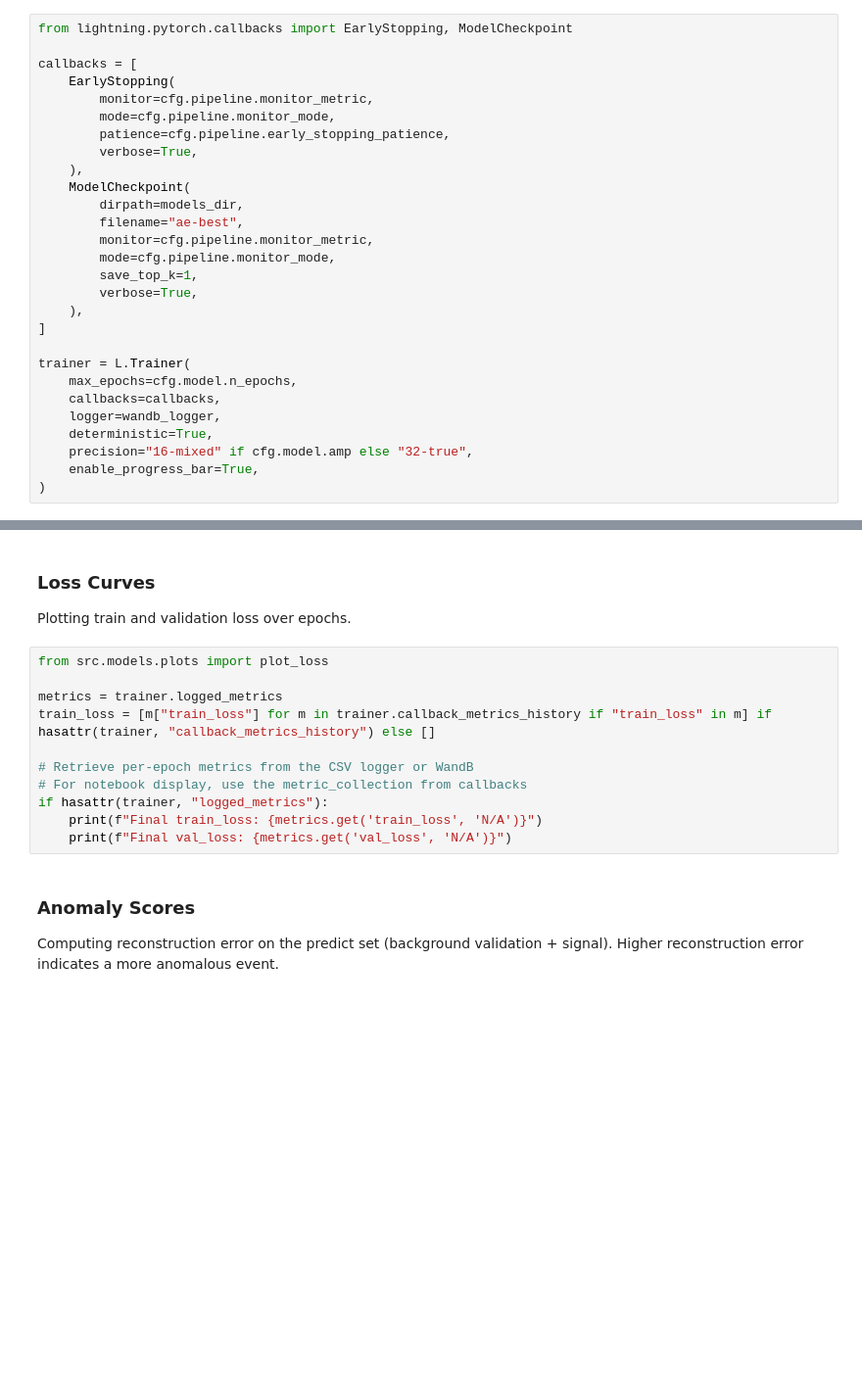
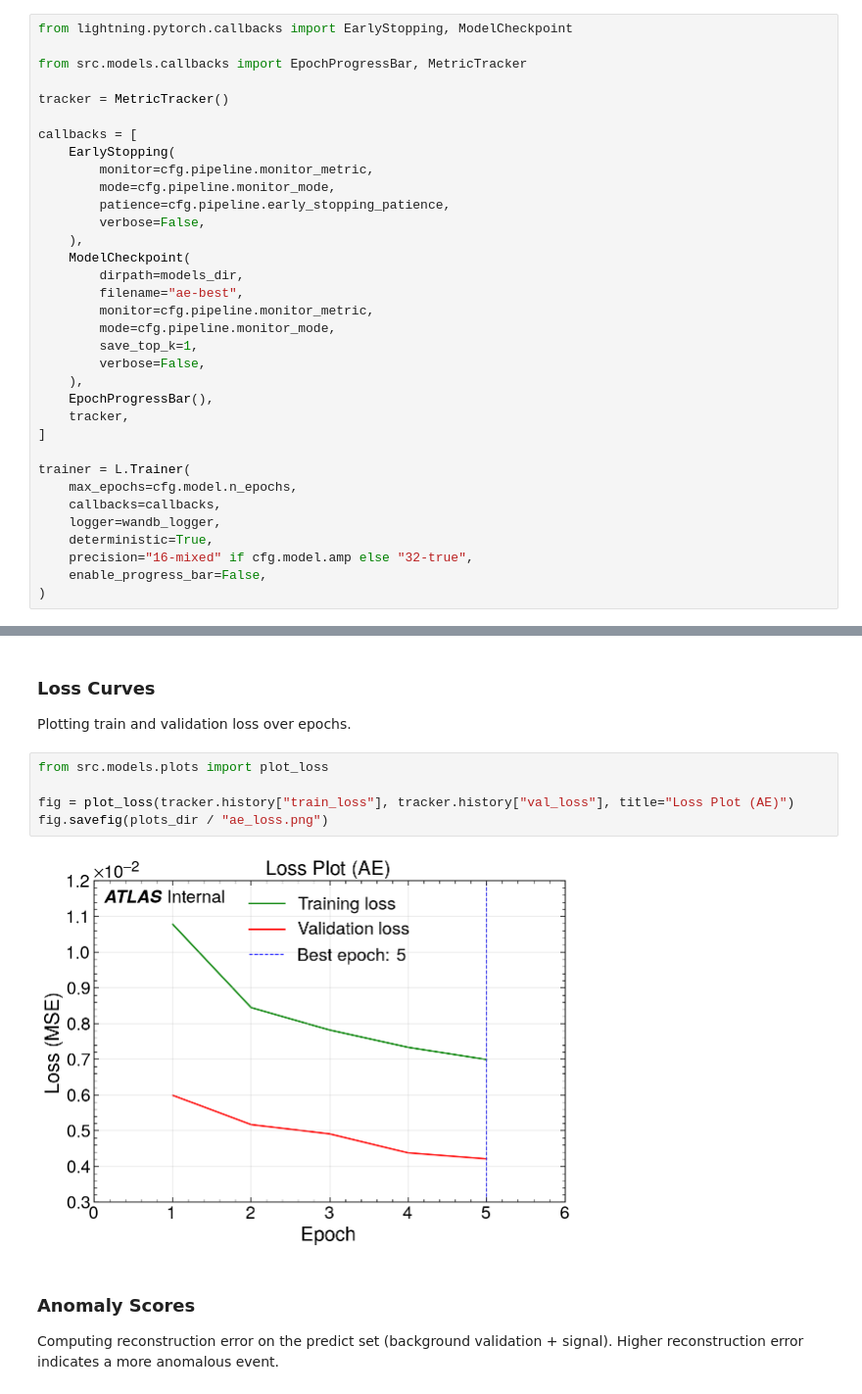
Before and after one commit to islazykv/tau-anomaly-detection, a Jupyter notebook: notebooks/05a_ae.ipynb, the cells around one changed output, grey strips where cells are left out. Shown at 98% size. Cells and saved outputs as stored; diff of their text form; blank space fills up the shorter version.

Commit message:
refactor: improve training plots

```diff
--- a/notebooks/05a_ae.ipynb
+++ b/notebooks/05a_ae.ipynb
@@ -159,13 +186,17 @@ print(f"WandB logging: {'enabled' if wandb_cfg.enabled else 'disabled'}")
 Creating the Lightning Trainer with early stopping and model checkpointing.
 # %%
 from lightning.pytorch.callbacks import EarlyStopping, ModelCheckpoint
+
+from src.models.callbacks import EpochProgressBar, MetricTracker
+
+tracker = MetricTracker()
 
 callbacks = [
     EarlyStopping(
         monitor=cfg.pipeline.monitor_metric,
         mode=cfg.pipeline.monitor_mode,
         patience=cfg.pipeline.early_stopping_patience,
-        verbose=True,
+        verbose=False,
     ),
     ModelCheckpoint(
         dirpath=models_dir,
@@ -173,8 +204,10 @@ callbacks = [
         monitor=cfg.pipeline.monitor_metric,
         mode=cfg.pipeline.monitor_mode,
         save_top_k=1,
-        verbose=True,
+        verbose=False,
     ),
+    EpochProgressBar(),
+    tracker,
 ]
 
 trainer = L.Trainer(
@@ -183,5 +216,5 @@ trainer = L.Trainer(
     logger=wandb_logger,
     deterministic=True,
     precision="16-mixed" if cfg.model.amp else "32-true",
-    enable_progress_bar=True,
+    enable_progress_bar=False,
 )
@@ -211,14 +274,10 @@ Plotting train and validation loss over epochs.
 # %%
 from src.models.plots import plot_loss
 
-metrics = trainer.logged_metrics
-train_loss = [m["train_loss"] for m in trainer.callback_metrics_history if "train_loss" in m] if hasattr(trainer, "callback_metrics_history") else []
-
-# Retrieve per-epoch metrics from the CSV logger or WandB
-# For notebook display, use the metric_collection from callbacks
-if hasattr(trainer, "logged_metrics"):
-    print(f"Final train_loss: {metrics.get('train_loss', 'N/A')}")
-    print(f"Final val_loss: {metrics.get('val_loss', 'N/A')}")
+fig = plot_loss(tracker.history["train_loss"], tracker.history["val_loss"], title="Loss Plot (AE)")
+fig.savefig(plots_dir / "ae_loss.png")
+# %% [output]
+[figure, added]
 # %% [markdown]
 ### Anomaly Scores
 
```
Also changed, not shown: parts of 13 cells of this notebook, 10 other files.
